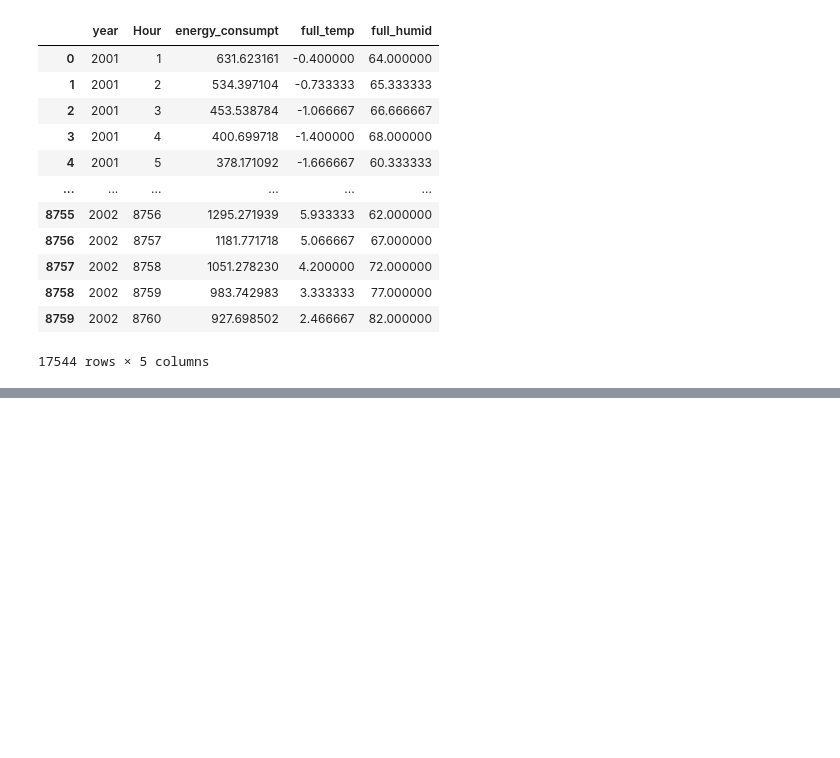
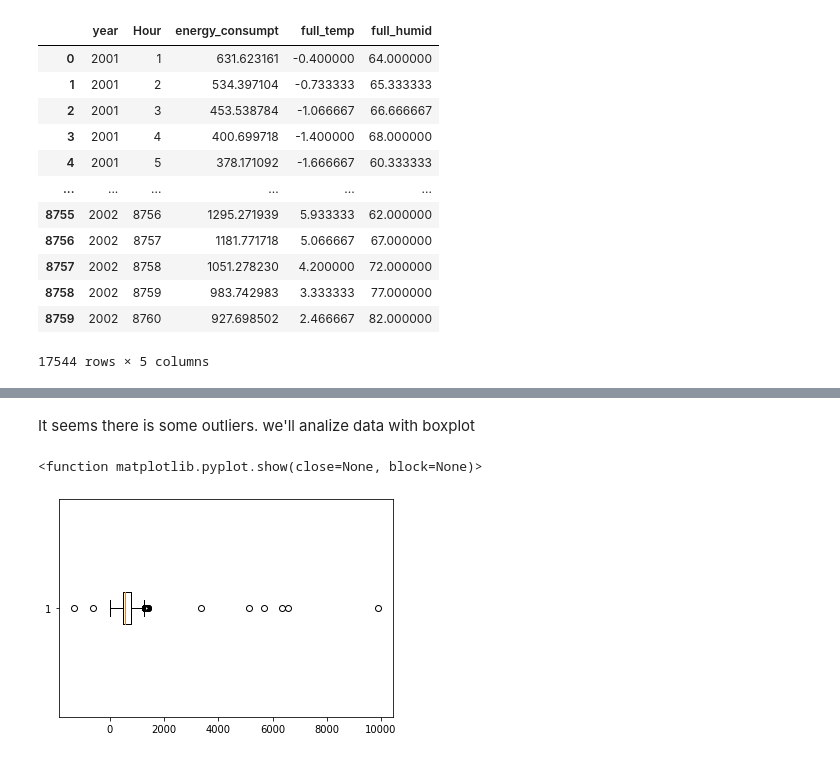
Before and after one commit to GianRojas/CrystalTEC-EnergyData, a Jupyter notebook: main.ipynb, the cells around one changed output, grey strips where cells are left out. Saved outputs shown, nothing was run; the diff lists cells and outputs as text; code cells hidden in the pictures; blank space fills up the shorter version.

```diff
--- a/main.ipynb
+++ b/main.ipynb
@@ -145,0 +196,8 @@ df2
+# %% [markdown]
+It seems there is some outliers. we'll analize data with boxplot
+# %%
+plt.boxplot(df2['energy_consumpt'], vert=False)
+plt.show
+# %% [output]
+<function matplotlib.pyplot.show(close=None, block=None)>
+[figure, added]
```
Also changed, not shown: parts of 12 cells of this notebook.
